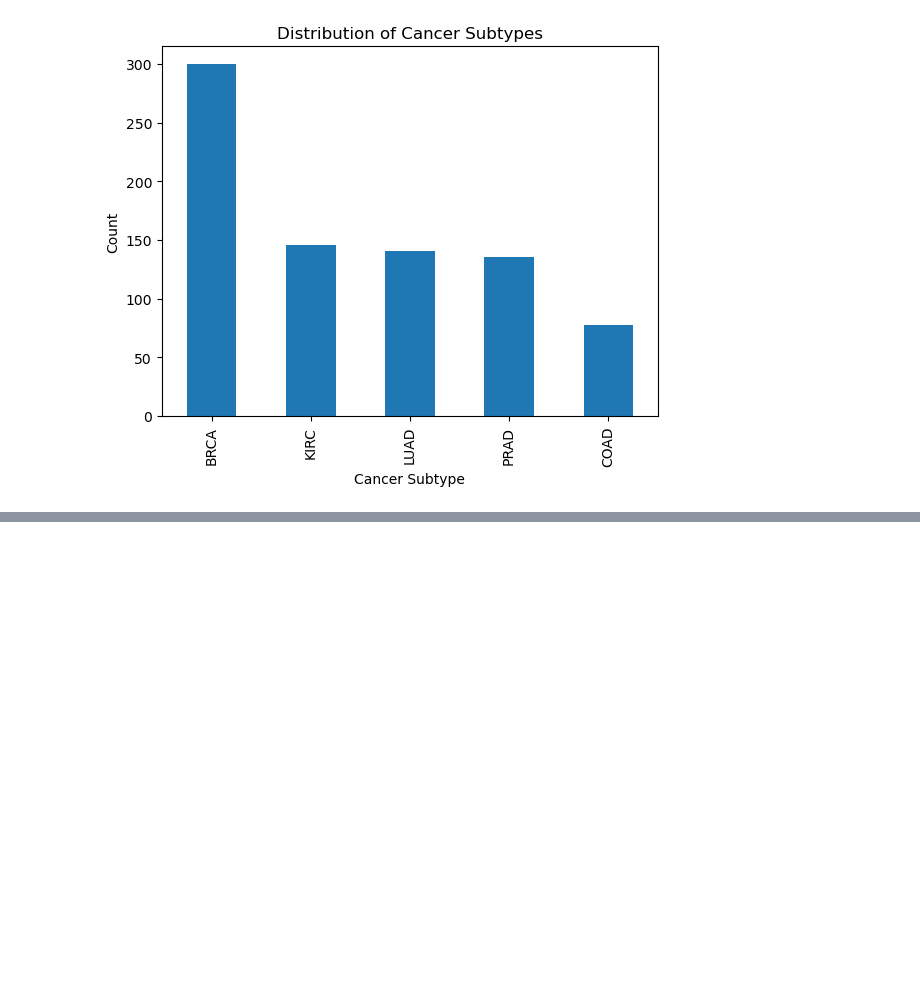
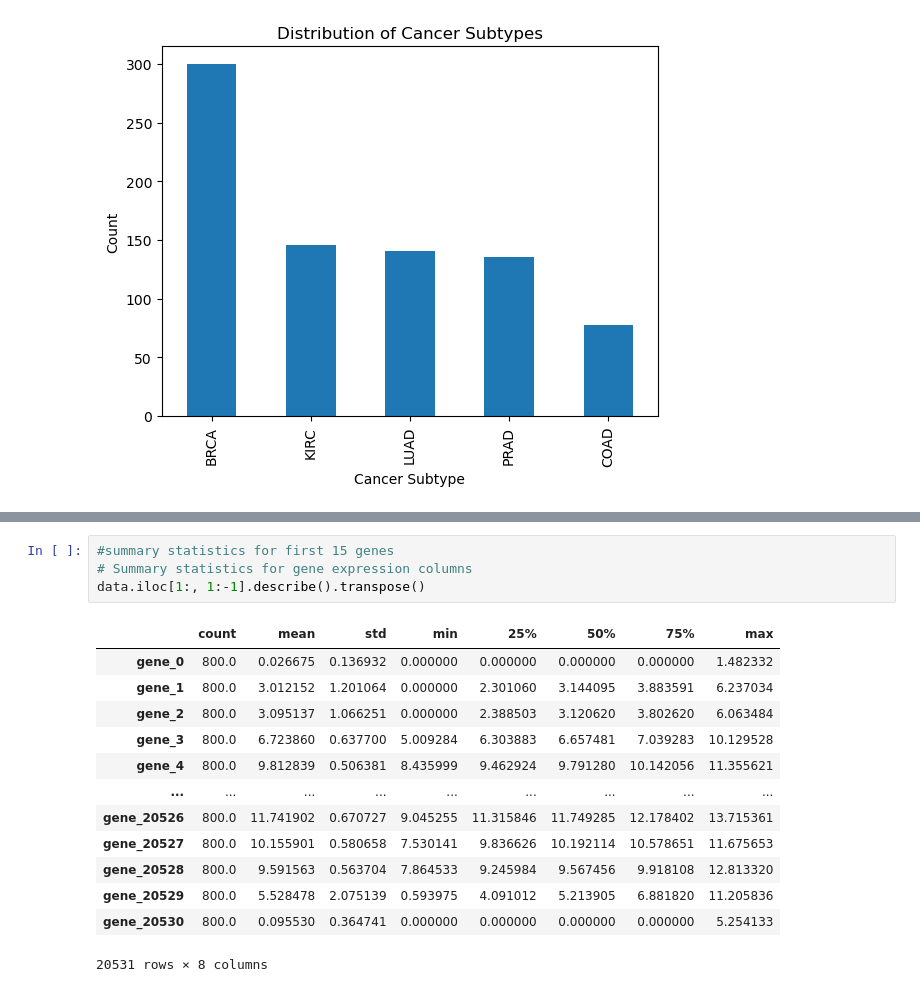
Before and after one commit to StevenN2021/Cancer-Subset-Predictor, a Jupyter notebook: notebooks/eda.ipynb, the cells around one changed output, grey strips where cells are left out. Drawn from its saved outputs; the diff is of its cells as text; blank space fills up the shorter version.

```diff
--- a/notebooks/eda.ipynb
+++ b/notebooks/eda.ipynb
@@ -50,0 +69,18 @@ Encoding [4 3 4 4 0]
+# %%
+#summary statistics for first 15 genes
+# Summary statistics for gene expression columns
+data.iloc[1:, 1:-1].describe().transpose()
+# %% [output]
+|  | count | mean | std | min | 25% | 50% | 75% | max |
+| gene_0 | 800.0 | 0.026675 | 0.136932 | 0.000000 | 0.000000 | 0.000000 | 0.000000 | 1.482332 |
+| gene_1 | 800.0 | 3.012152 | 1.201064 | 0.000000 | 2.301060 | 3.144095 | 3.883591 | 6.237034 |
+| gene_2 | 800.0 | 3.095137 | 1.066251 | 0.000000 | 2.388503 | 3.120620 | 3.802620 | 6.063484 |
+| gene_3 | 800.0 | 6.723860 | 0.637700 | 5.009284 | 6.303883 | 6.657481 | 7.039283 | 10.129528 |
+| gene_4 | 800.0 | 9.812839 | 0.506381 | 8.435999 | 9.462924 | 9.791280 | 10.142056 | 11.355621 |
+| ... | ... | ... | ... | ... | ... | ... | ... | ... |
+| gene_20526 | 800.0 | 11.741902 | 0.670727 | 9.045255 | 11.315846 | 11.749285 | 12.178402 | 13.715361 |
+| gene_20527 | 800.0 | 10.155901 | 0.580658 | 7.530141 | 9.836626 | 10.192114 | 10.578651 | 11.675653 |
+| gene_20528 | 800.0 | 9.591563 | 0.563704 | 7.864533 | 9.245984 | 9.567456 | 9.918108 | 12.813320 |
+| gene_20529 | 800.0 | 5.528478 | 2.075139 | 0.593975 | 4.091012 | 5.213905 | 6.881820 | 11.205836 |
+| gene_20530 | 800.0 | 0.095530 | 0.364741 | 0.000000 | 0.000000 | 0.000000 | 0.000000 | 5.254133 |
+20531 rows × 8 columns
```
Also changed, not shown: parts of 5 cells of this notebook, 2 other files.
